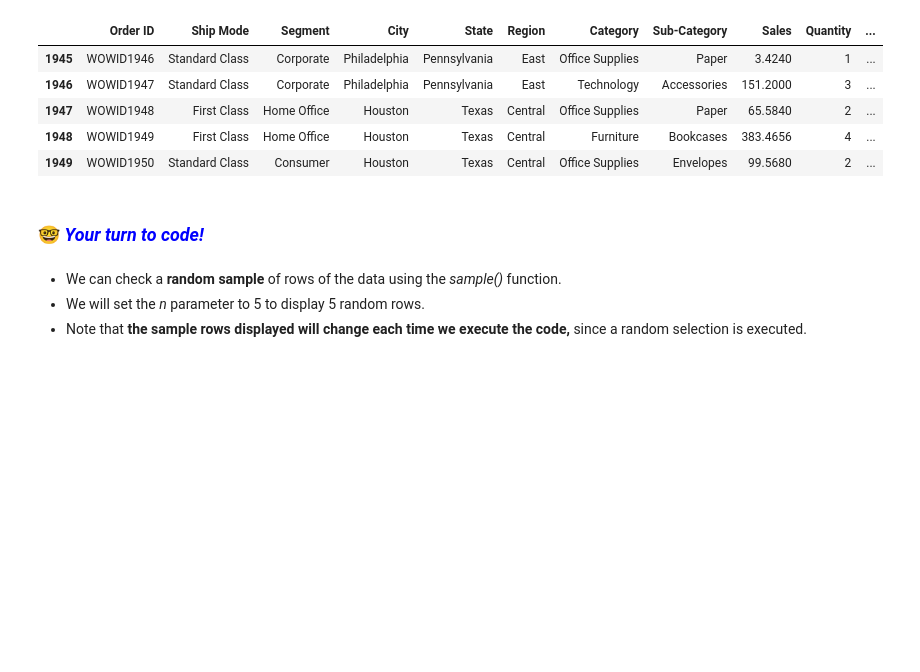
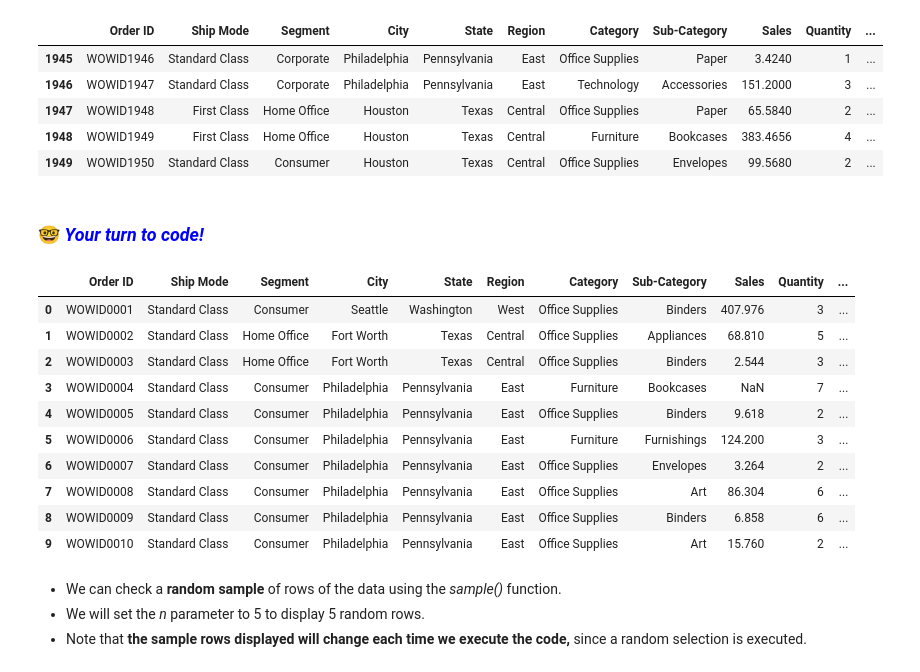
Before and after one commit to LuckyEjenaviSalomi/Data-Science_new, a Jupyter notebook: 2. Intro to Statistics/Notebook - Introduction to Statistics.ipynb, the cells around one changed output. Drawn from its saved outputs; the diff is of its cells as text; code cells hidden in the pictures; blank space fills up the shorter version.

```diff
--- a/2. Intro to Statistics/Notebook - Introduction to Statistics.ipynb
+++ b/2. Intro to Statistics/Notebook - Introduction to Statistics.ipynb
@@ -93,6 +93,19 @@ data.tail()
 ### 🤓 <font color='Blue'> *Your turn to code!* </font>
 # %%
 # how can we check the first 10 rows of the data?
+data.head(10)
+# %% [output]
+|  | Order ID | Ship Mode | Segment | City | State | Region | Category | Sub-Category | Sales | Quantity | ... |
+| 0 | WOWID0001 | Standard Class | Consumer | Seattle | Washington | West | Office Supplies | Binders | 407.976 | 3 | ... |
+| 1 | WOWID0002 | Standard Class | Home Office | Fort Worth | Texas | Central | Office Supplies | Appliances | 68.810 | 5 | ... |
+| 2 | WOWID0003 | Standard Class | Home Office | Fort Worth | Texas | Central | Office Supplies | Binders | 2.544 | 3 | ... |
+| 3 | WOWID0004 | Standard Class | Consumer | Philadelphia | Pennsylvania | East | Furniture | Bookcases | NaN | 7 | ... |
+| 4 | WOWID0005 | Standard Class | Consumer | Philadelphia | Pennsylvania | East | Office Supplies | Binders | 9.618 | 2 | ... |
+| 5 | WOWID0006 | Standard Class | Consumer | Philadelphia | Pennsylvania | East | Furniture | Furnishings | 124.200 | 3 | ... |
+| 6 | WOWID0007 | Standard Class | Consumer | Philadelphia | Pennsylvania | East | Office Supplies | Envelopes | 3.264 | 2 | ... |
+| 7 | WOWID0008 | Standard Class | Consumer | Philadelphia | Pennsylvania | East | Office Supplies | Art | 86.304 | 6 | ... |
+| 8 | WOWID0009 | Standard Class | Consumer | Philadelphia | Pennsylvania | East | Office Supplies | Binders | 6.858 | 6 | ... |
+| 9 | WOWID0010 | Standard Class | Consumer | Philadelphia | Pennsylvania | East | Office Supplies | Art | 15.760 | 2 | ... |
 # %% [markdown]
 * We can check a **random sample** of rows of the data using the *sample()* function.
 * We will set the *n* parameter to 5 to display 5 random rows.
```
Also changed, not shown: parts of 5 cells of this notebook.
